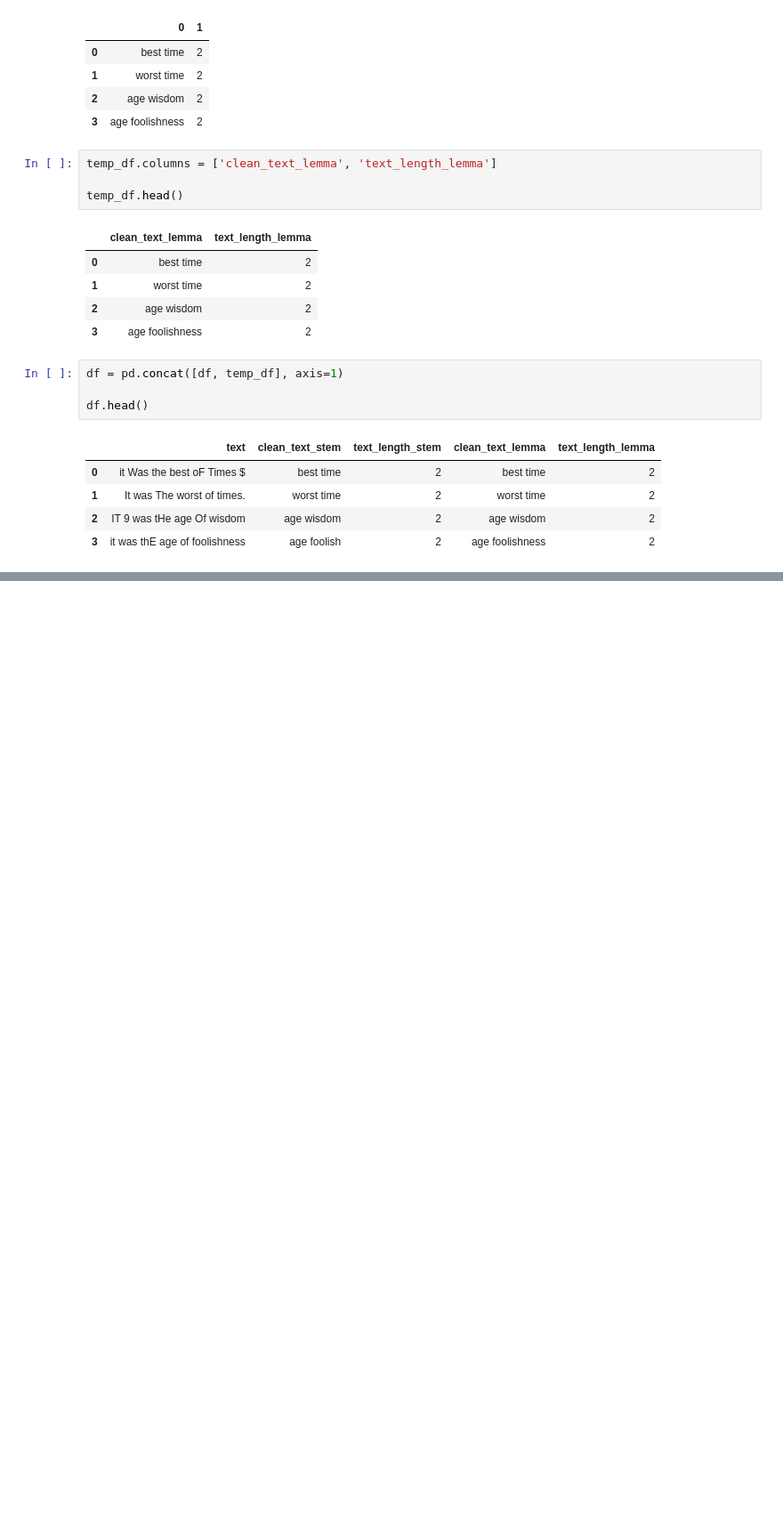
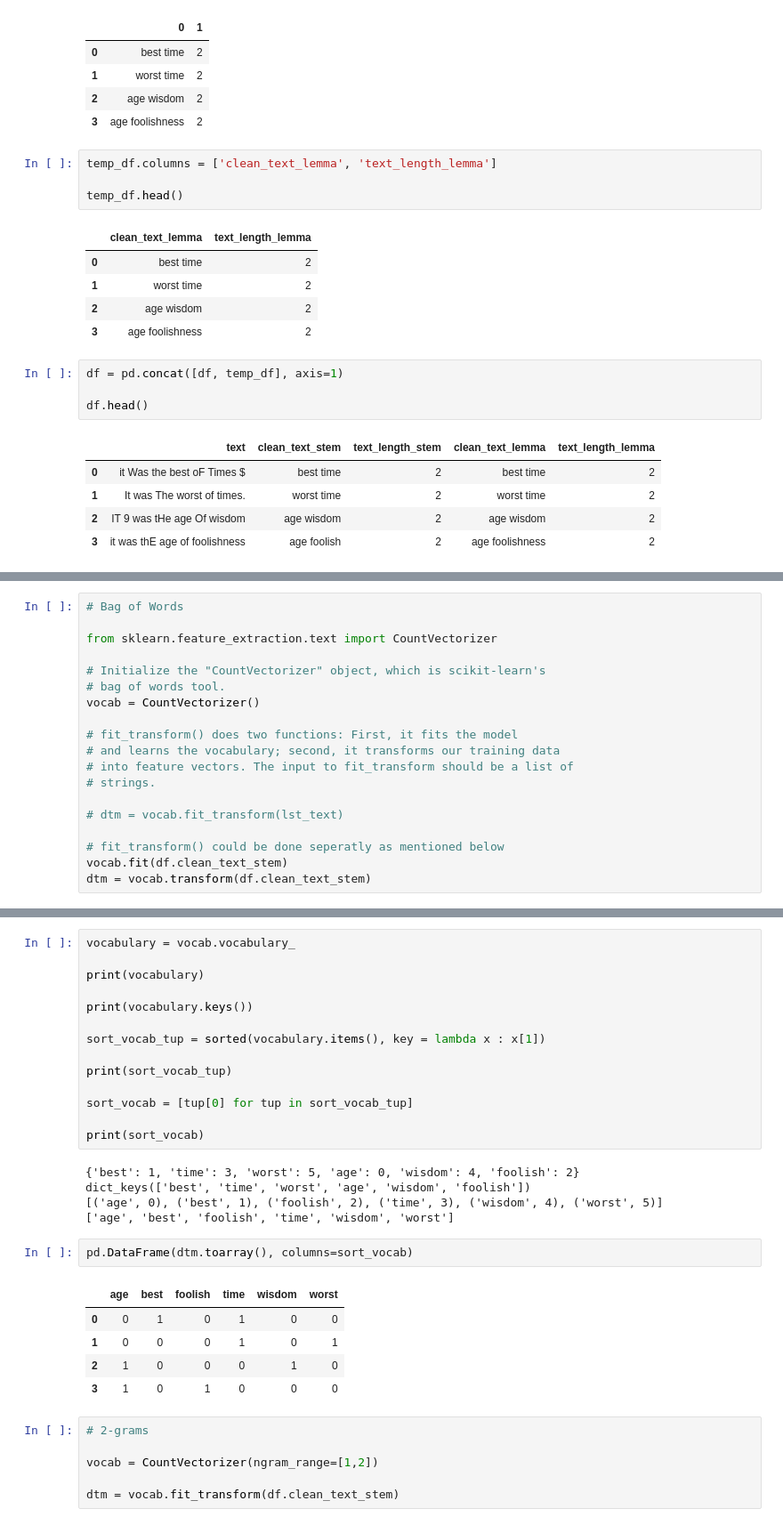
Before and after one commit to bansalkanav/Ultimate-Data-Science-Toolkit---From-Python-Basics-to-GenerativeAI, a Jupyter notebook: Module 4 - Machine Learning/02. Working with Text Data/1_text_preprocessing.ipynb, the cells around one changed output, grey strips where cells are left out. Shown at 89% size. Saved outputs shown, nothing was run; the diff lists cells and outputs as text; blank space fills up the shorter version.

```diff
--- a/Module 4 - Machine Learning/02. Working with Text Data/1_text_preprocessing.ipynb
+++ b/Module 4 - Machine Learning/02. Working with Text Data/1_text_preprocessing.ipynb
@@ -278,0 +179,19 @@ df.head()
+# %%
+# Bag of Words
+
+from sklearn.feature_extraction.text import CountVectorizer
+
+# Initialize the "CountVectorizer" object, which is scikit-learn's
+# bag of words tool.
+vocab = CountVectorizer()
+
+# fit_transform() does two functions: First, it fits the model
+# and learns the vocabulary; second, it transforms our training data
+# into feature vectors. The input to fit_transform should be a list of
+# strings.
+
+# dtm = vocab.fit_transform(lst_text)
+
+# fit_transform() could be done seperatly as mentioned below
+vocab.fit(df.clean_text_stem)
+dtm = vocab.transform(df.clean_text_stem)
@@ -278,0 +250,33 @@ df.head()
+# %%
+vocabulary = vocab.vocabulary_
+
+print(vocabulary)
+
+print(vocabulary.keys())
+
+sort_vocab_tup = sorted(vocabulary.items(), key = lambda x : x[1])
+
+print(sort_vocab_tup)
+
+sort_vocab = [tup[0] for tup in sort_vocab_tup]
+
+print(sort_vocab)
+# %% [output]
+{'best': 1, 'time': 3, 'worst': 5, 'age': 0, 'wisdom': 4, 'foolish': 2}
+dict_keys(['best', 'time', 'worst', 'age', 'wisdom', 'foolish'])
+[('age', 0), ('best', 1), ('foolish', 2), ('time', 3), ('wisdom', 4), ('worst', 5)]
+['age', 'best', 'foolish', 'time', 'wisdom', 'worst']
+# %%
+pd.DataFrame(dtm.toarray(), columns=sort_vocab)
+# %% [output]
+|  | age | best | foolish | time | wisdom | worst |
+| 0 | 0 | 1 | 0 | 1 | 0 | 0 |
+| 1 | 0 | 0 | 0 | 1 | 0 | 1 |
+| 2 | 1 | 0 | 0 | 0 | 1 | 0 |
+| 3 | 1 | 0 | 1 | 0 | 0 | 0 |
+# %%
+# 2-grams
+
+vocab = CountVectorizer(ngram_range=[1,2])
+
+dtm = vocab.fit_transform(df.clean_text_stem)
```
Also changed, not shown: parts of 51 cells of this notebook.
